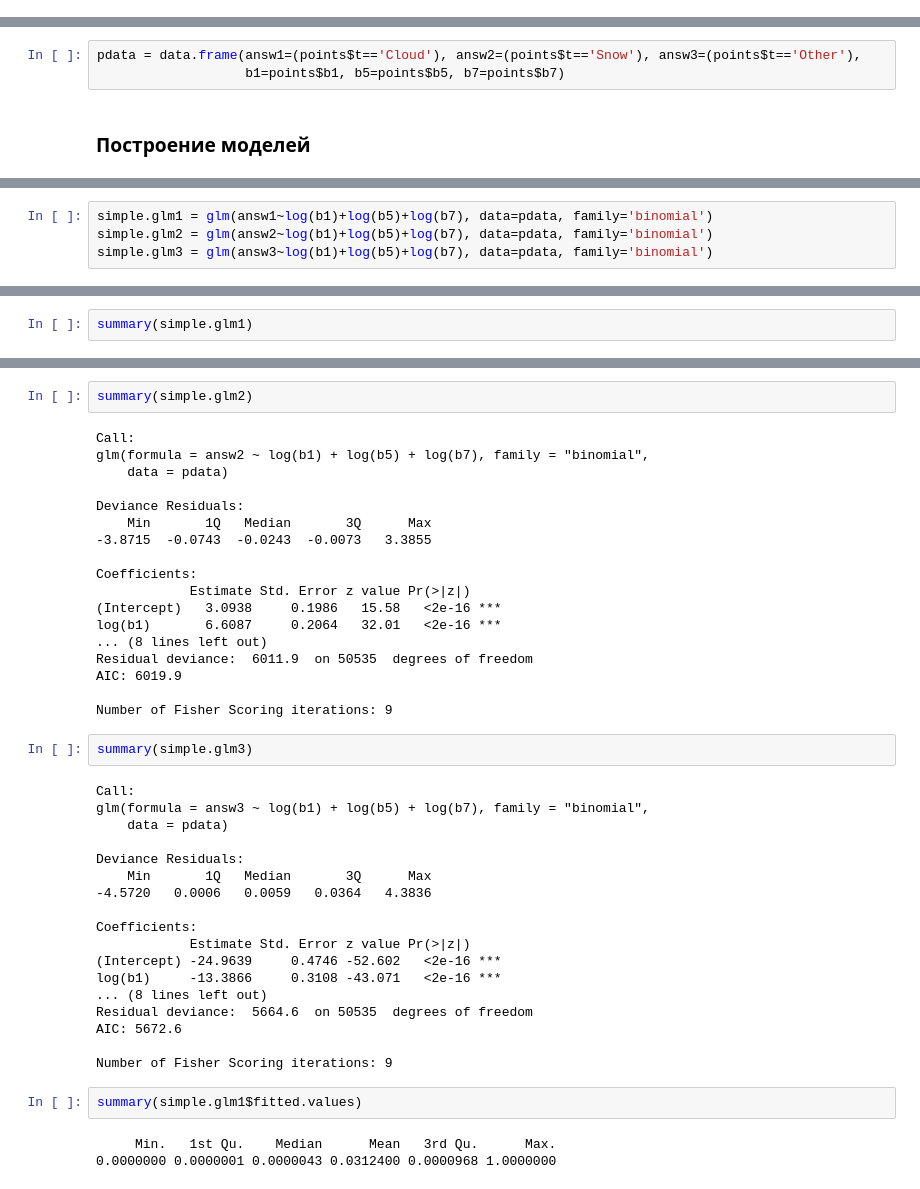
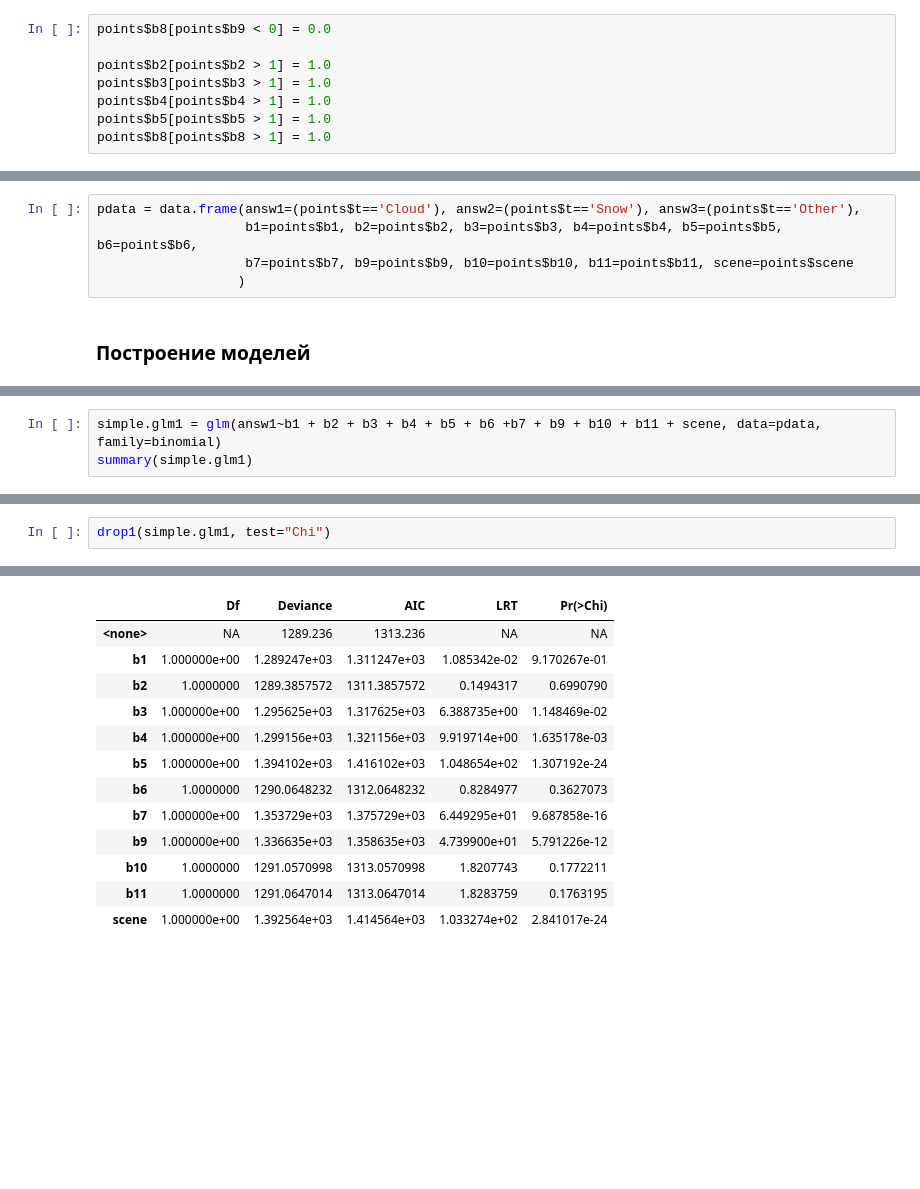
Before and after one commit to nextgis/remote_sensing, a Jupyter notebook: deforestation/CMASK_exploration.ipynb, the cells around one changed output, grey strips where cells are left out. Drawn from its saved outputs; the diff is of its cells as text; blank space fills up the shorter version.

```diff
--- a/deforestation/CMASK_exploration.ipynb
+++ b/deforestation/CMASK_exploration.ipynb
@@ -73,6 +73,14 @@ summary(points)
 dim(points)
 # %% [output]
 [1] 50539    16
+# %%
+points$b8[points$b9 < 0] = 0.0
+
+points$b2[points$b2 > 1] = 1.0
+points$b3[points$b3 > 1] = 1.0
+points$b4[points$b4 > 1] = 1.0
+points$b5[points$b5 > 1] = 1.0
+points$b8[points$b8 > 1] = 1.0
 # %% [markdown]
 ## Первый взгляд на данные
 # %% [markdown]
@@ -346,6 +354,8 @@ cor(data.frame(log(points$b1), log(points$b2), log(points$b3), log(points$b4), l
 # %%
 pdata = data.frame(answ1=(points$t=='Cloud'), answ2=(points$t=='Snow'), answ3=(points$t=='Other'),
-                   b1=points$b1, b5=points$b5, b7=points$b7)
+                   b1=points$b1, b2=points$b2, b3=points$b3, b4=points$b4, b5=points$b5, b6=points$b6,
+                   b7=points$b7, b9=points$b9, b10=points$b10, b11=points$b11, scene=points$scene
+                  )
 # %% [markdown]
 ### Построение моделей
 # %% [markdown]
@@ -353,4 +362,0 @@ pdata = data.frame(answ1=(points$t=='Cloud'), answ2=(points$t=='Snow'), answ3=(p
-# %%
-simple.glm1 = glm(answ1~log(b1)+log(b5)+log(b7), data=pdata, family='binomial')
-simple.glm2 = glm(answ2~log(b1)+log(b5)+log(b7), data=pdata, family='binomial')
-simple.glm3 = glm(answ3~log(b1)+log(b5)+log(b7), data=pdata, family='binomial')
@@ -362,0 +367,3 @@ Warning message:
+# %%
+simple.glm1 = glm(answ1~b1 + b2 + b3 + b4 + b5 + b6 +b7 + b9 + b10 + b11 + scene, data=pdata, family=binomial)
+summary(simple.glm1)
@@ -363,3 +401,3 @@ Warning message:
 # %%
-summary(simple.glm1)
+drop1(simple.glm1, test="Chi")
 # %% [output]
@@ -383,45 +416,13 @@ Number of Fisher Scoring iterations: 11
+|  | Df | Deviance | AIC | LRT | Pr(>Chi) |
+| <none> | NA | 1289.236 | 1313.236 | NA | NA |
+| b1 | 1.000000e+00 | 1.289247e+03 | 1.311247e+03 | 1.085342e-02 | 9.170267e-01 |
+| b2 | 1.0000000 | 1289.3857572 | 1311.3857572 | 0.1494317 | 0.6990790 |
+| b3 | 1.000000e+00 | 1.295625e+03 | 1.317625e+03 | 6.388735e+00 | 1.148469e-02 |
+| b4 | 1.000000e+00 | 1.299156e+03 | 1.321156e+03 | 9.919714e+00 | 1.635178e-03 |
+| b5 | 1.000000e+00 | 1.394102e+03 | 1.416102e+03 | 1.048654e+02 | 1.307192e-24 |
+| b6 | 1.0000000 | 1290.0648232 | 1312.0648232 | 0.8284977 | 0.3627073 |
+| b7 | 1.000000e+00 | 1.353729e+03 | 1.375729e+03 | 6.449295e+01 | 9.687858e-16 |
+| b9 | 1.000000e+00 | 1.336635e+03 | 1.358635e+03 | 4.739900e+01 | 5.791226e-12 |
+| b10 | 1.0000000 | 1291.0570998 | 1313.0570998 | 1.8207743 | 0.1772211 |
+| b11 | 1.0000000 | 1291.0647014 | 1313.0647014 | 1.8283759 | 0.1763195 |
+| scene | 1.000000e+00 | 1.392564e+03 | 1.414564e+03 | 1.033274e+02 | 2.841017e-24 |
-# %%
-summary(simple.glm2)
-# %% [output]
-Call:
-glm(formula = answ2 ~ log(b1) + log(b5) + log(b7), family = "binomial",
-    data = pdata)
-
-Deviance Residuals:
-    Min       1Q   Median       3Q      Max
--3.8715  -0.0743  -0.0243  -0.0073   3.3855
-
-Coefficients:
-            Estimate Std. Error z value Pr(>|z|)
-(Intercept)   3.0938     0.1986   15.58   <2e-16 ***
-log(b1)       6.6087     0.2064   32.01   <2e-16 ***
-... (8 lines left out)
-Residual deviance:  6011.9  on 50535  degrees of freedom
-AIC: 6019.9
-
-Number of Fisher Scoring iterations: 9
-# %%
-summary(simple.glm3)
-# %% [output]
-Call:
-glm(formula = answ3 ~ log(b1) + log(b5) + log(b7), family = "binomial",
-    data = pdata)
-
-Deviance Residuals:
-    Min       1Q   Median       3Q      Max
--4.5720   0.0006   0.0059   0.0364   4.3836
-
-Coefficients:
-            Estimate Std. Error z value Pr(>|z|)
-(Intercept) -24.9639     0.4746 -52.602   <2e-16 ***
-log(b1)     -13.3866     0.3108 -43.071   <2e-16 ***
-... (8 lines left out)
-Residual deviance:  5664.6  on 50535  degrees of freedom
-AIC: 5672.6
-
-Number of Fisher Scoring iterations: 9
-# %%
-summary(simple.glm1$fitted.values)
-# %% [output]
-     Min.   1st Qu.    Median      Mean   3rd Qu.      Max.
-0.0000000 0.0000001 0.0000043 0.0312400 0.0000968 1.0000000
```
Also changed, not shown: parts of 43 cells of this notebook, 13 other files.
